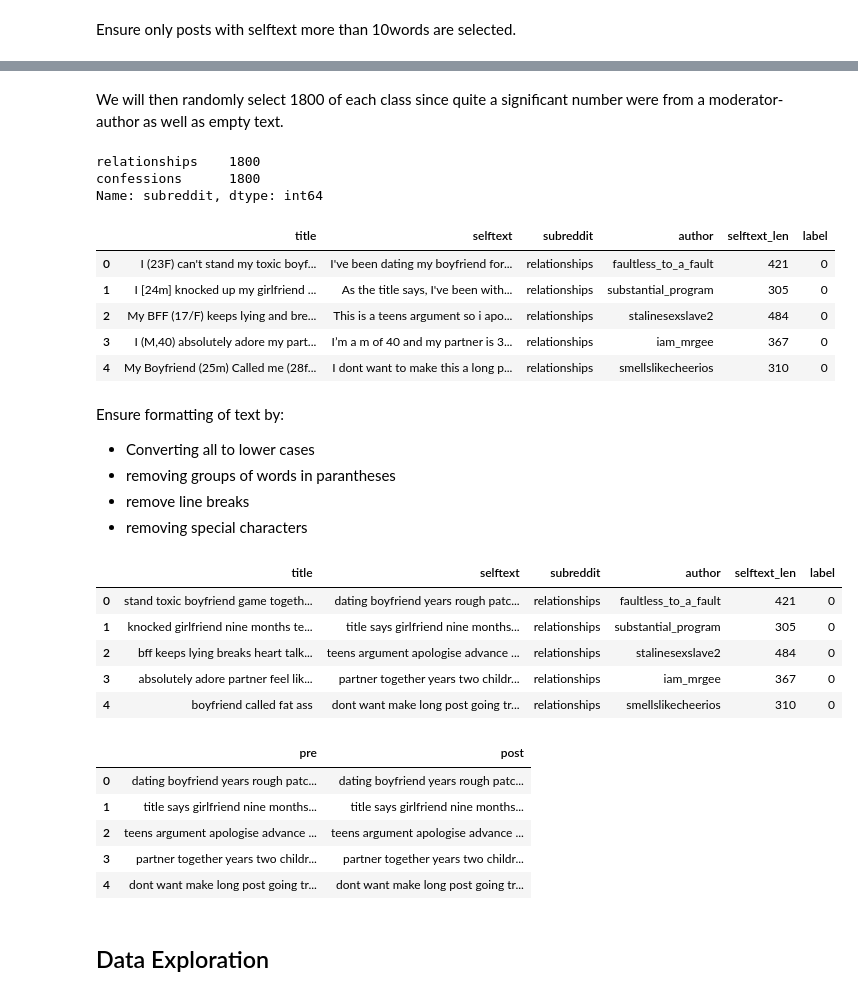
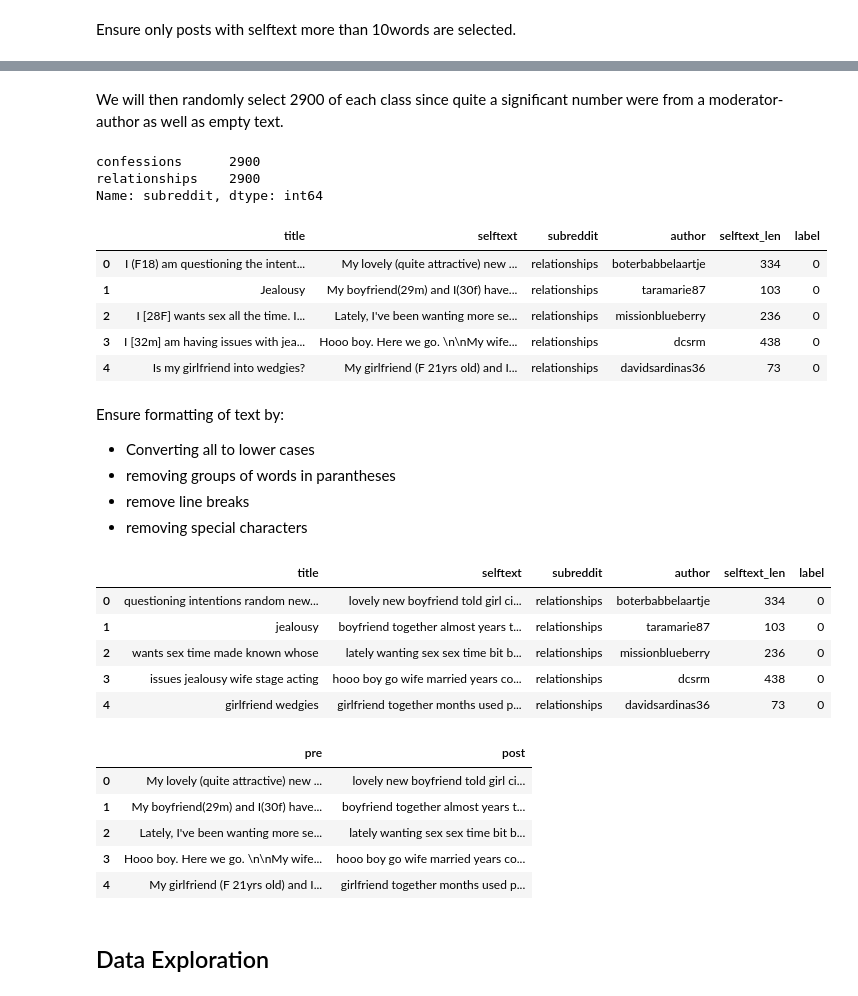
Before and after one commit to bearylogical/ga-assignments, a Jupyter notebook: project_3/Project_3.ipynb, the cells around one changed output, grey strips where cells are left out. Saved outputs shown, nothing was run; the diff lists cells and outputs as text; code cells hidden in the pictures.

```diff
--- a/project_3/Project_3.ipynb
+++ b/project_3/Project_3.ipynb
@@ -219,16 +222,16 @@ False    2286
 Name: title, dtype: int64
 # %% [markdown]
-We will then randomly select 1800 of each class since quite a significant number were from a moderator-author as well as empty text.
+We will then randomly select 2900 of each class since quite a significant number were from a moderator-author as well as empty text.
 # %%
-subset_relationships_clean = df_relationships_clean.sample(n=1800,random_state=666)
-subset_conf_clean = df_conf_clean.sample(n=1800,random_state=666)
+subset_relationships_clean = df_relationships_clean.sample(n=2900,random_state=666)
+subset_conf_clean = df_conf_clean.sample(n=2900,random_state=666)
 # %%
 # combine both subsets into a DF
 df_pre = subset_relationships_clean.append(subset_conf_clean,ignore_index=True)
 df_pre.subreddit.value_counts()
 # %% [output]
-relationships    1800
-confessions      1800
+confessions      2900
+relationships    2900
 Name: subreddit, dtype: int64
 # %%
 # create target class columns 0 = relationships, 1 = confessions
@@ -237,11 +240,11 @@ df_pre['label'] = df_pre.subreddit.map({'relationships':0,'confessions':1}).asty
 df_pre.head()
 # %% [output]
 |  | title | selftext | subreddit | author | selftext_len | label |
-| 0 | I (23F) can't stand my toxic boyf... | I've been dating my boyfriend for... | relationships | faultless_to_a_fault | 421 | 0 |
-| 1 | I [24m] knocked up my girlfriend ... | As the title says, I've been with... | relationships | substantial_program | 305 | 0 |
-| 2 | My BFF (17/F) keeps lying and bre... | This is a teens argument so i apo... | relationships | stalinesexslave2 | 484 | 0 |
-| 3 | I (M,40) absolutely adore my part... | I’m a m of 40 and my partner is 3... | relationships | iam_mrgee | 367 | 0 |
-| 4 | My Boyfriend (25m) Called me (28f... | I dont want to make this a long p... | relationships | smellslikecheerios | 310 | 0 |
+| 0 | I (F18) am questioning the intent... | My lovely (quite attractive) new ... | relationships | boterbabbelaartje | 334 | 0 |
+| 1 | Jealousy | My boyfriend(29m) and I(30f) have... | relationships | taramarie87 | 103 | 0 |
+| 2 | I [28F] wants sex all the time. I... | Lately, I've been wanting more se... | relationships | missionblueberry | 236 | 0 |
+| 3 | I [32m] am having issues with jea... | Hooo boy. Here we go. \n\nMy wife... | relationships | dcsrm | 438 | 0 |
+| 4 | Is my girlfriend into wedgies? | My girlfriend (F 21yrs old) and I... | relationships | davidsardinas36 | 73 | 0 |
 # %% [markdown]
 Ensure formatting of text by:
 - Converting all to lower cases
@@ -270,25 +273,24 @@ def clean_text(text):
     # and return the result.
     return(" ".join(meaningful_words))
 # %%
-df_pre[['title','selftext']] = df_pre[['title','selftext']].applymap(clean_text)
-df = df_pre.copy()
+df[['title','selftext']] = df_pre[['title','selftext']].applymap(clean_text)
 df.head()
 # %% [output]
 |  | title | selftext | subreddit | author | selftext_len | label |
-| 0 | stand toxic boyfriend game togeth... | dating boyfriend years rough patc... | relationships | faultless_to_a_fault | 421 | 0 |
-| 1 | knocked girlfriend nine months te... | title says girlfriend nine months... | relationships | substantial_program | 305 | 0 |
-| 2 | bff keeps lying breaks heart talk... | teens argument apologise advance ... | relationships | stalinesexslave2 | 484 | 0 |
-| 3 | absolutely adore partner feel lik... | partner together years two childr... | relationships | iam_mrgee | 367 | 0 |
-| 4 | boyfriend called fat ass | dont want make long post going tr... | relationships | smellslikecheerios | 310 | 0 |
+| 0 | questioning intentions random new... | lovely new boyfriend told girl ci... | relationships | boterbabbelaartje | 334 | 0 |
+| 1 | jealousy | boyfriend together almost years t... | relationships | taramarie87 | 103 | 0 |
+| 2 | wants sex time made known whose | lately wanting sex sex time bit b... | relationships | missionblueberry | 236 | 0 |
+| 3 | issues jealousy wife stage acting | hooo boy go wife married years co... | relationships | dcsrm | 438 | 0 |
+| 4 | girlfriend wedgies | girlfriend together months used p... | relationships | davidsardinas36 | 73 | 0 |
 # %%
 pd.DataFrame(data=zip(df_pre['selftext'],df['selftext']),columns=['pre','post']).head(5)
 # %% [output]
 |  | pre | post |
-| 0 | dating boyfriend years rough patc... | dating boyfriend years rough patc... |
-| 1 | title says girlfriend nine months... | title says girlfriend nine months... |
-| 2 | teens argument apologise advance ... | teens argument apologise advance ... |
-| 3 | partner together years two childr... | partner together years two childr... |
-| 4 | dont want make long post going tr... | dont want make long post going tr... |
+| 0 | My lovely (quite attractive) new ... | lovely new boyfriend told girl ci... |
+| 1 | My boyfriend(29m) and I(30f) have... | boyfriend together almost years t... |
+| 2 | Lately, I've been wanting more se... | lately wanting sex sex time bit b... |
+| 3 | Hooo boy. Here we go. \n\nMy wife... | hooo boy go wife married years co... |
+| 4 | My girlfriend (F 21yrs old) and I... | girlfriend together months used p... |
 # %% [markdown]
 ## Data Exploration
 # %% [markdown]
```
Also changed, not shown: parts of 28 cells of this notebook, 5 other files.
